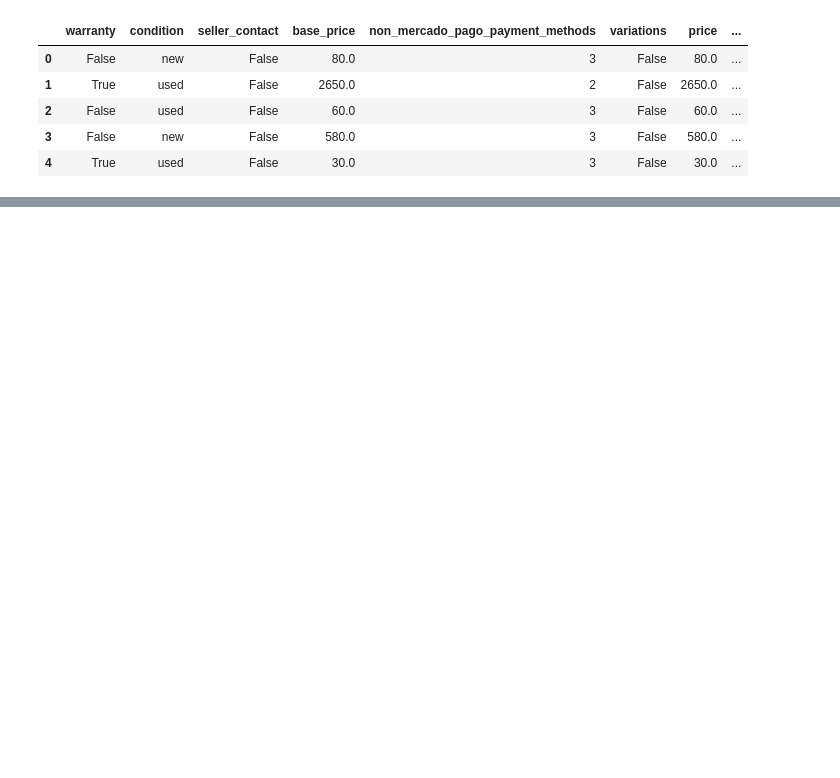
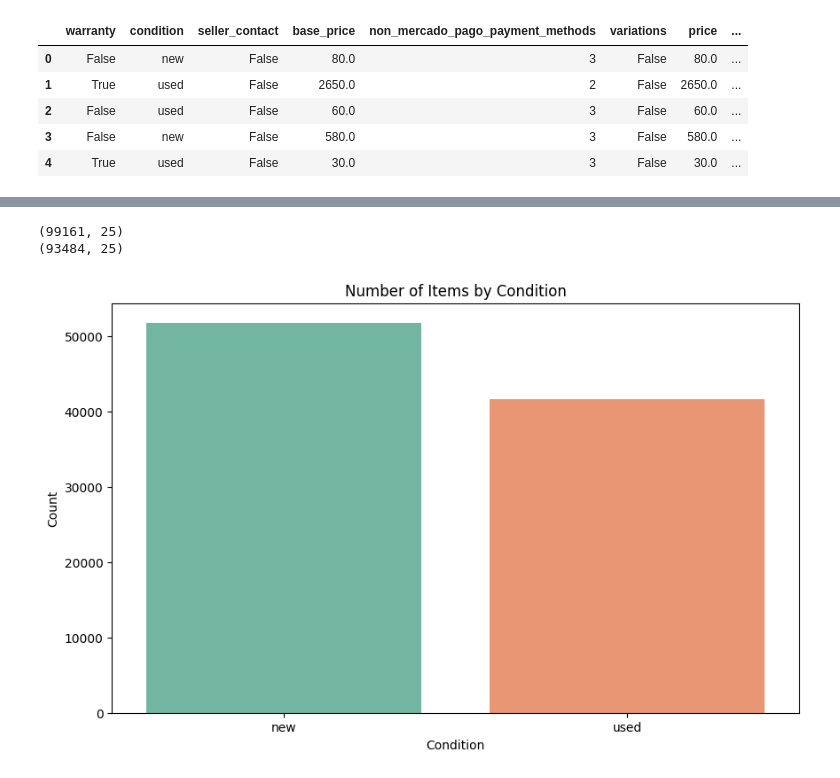
Before and after one commit to jalvergara/model_training, a Jupyter notebook: morales-varela/notebook/000_EDA.ipynb, the cells around one changed output, grey strips where cells are left out. Drawn from its saved outputs; the diff is of its cells as text; code cells hidden in the pictures; blank space fills up the shorter version.

Commit message:
Model training and some plots

```diff
--- a/morales-varela/notebook/000_EDA.ipynb
+++ b/morales-varela/notebook/000_EDA.ipynb
@@ -362,4 +364,19 @@ summary
 | days_since_last_update | int64 | 0 | 280 |
 # %%
 raw_data.dropna(subset=['pixeles', 'pixeles_max'], inplace=True)
+# %%
+# Convert the columns to numeric, coercing errors to NaN
+raw_data['seller_address_latitude'] = pd.to_numeric(raw_data['seller_address_latitude'], errors='coerce')
+raw_data['seller_address_longitude'] = pd.to_numeric(raw_data['seller_address_longitude'], errors='coerce')
+
+# Fill NaN values with the mean of the respective columns
+raw_data['seller_address_latitude'] = raw_data['seller_address_latitude'].fillna(raw_data['seller_address_latitude'].mean())
+raw_data['seller_address_longitude'] = raw_data['seller_address_longitude'].fillna(raw_data['seller_address_longitude'].mean())
+# %%
+print(raw_data.shape)
+raw_data.drop_duplicates(inplace=True)
+print(raw_data.shape)
+# %% [output]
+(99161, 25)
+(93484, 25)
 # %%
@@ -366,0 +384,9 @@ raw_data.to_csv("../datos/cleandata.csv")
+# %%
+plt.figure(figsize=(10, 6))
+sns.countplot(data=raw_data, hue='condition', palette='Set2', x='condition', legend=False)
+plt.title('Number of Items by Condition')
+plt.xlabel('Condition')
+plt.ylabel('Count')
+plt.show()
+# %% [output]
+[figure, added]
```
Also changed, not shown: parts of 7 cells of this notebook, 1 other file.
